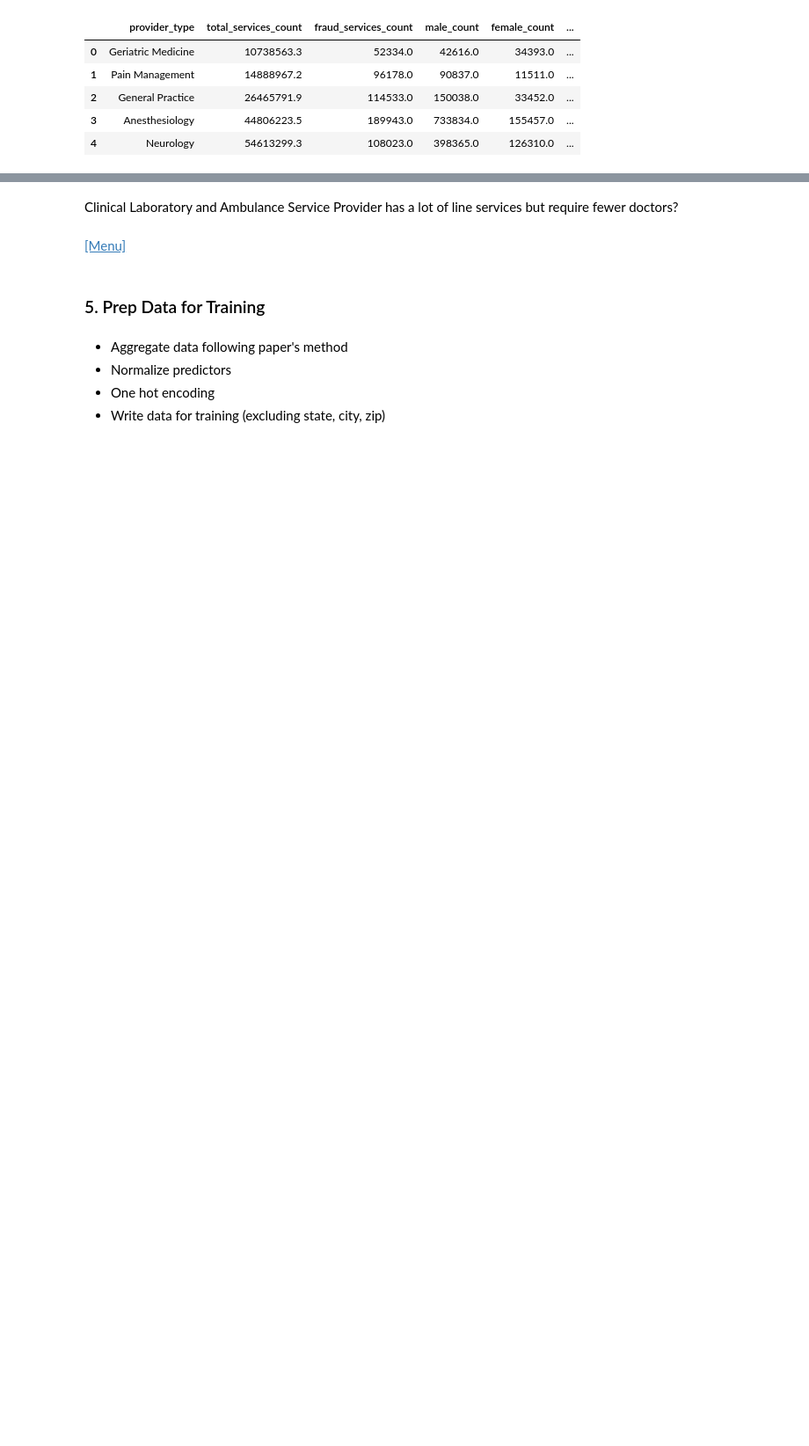
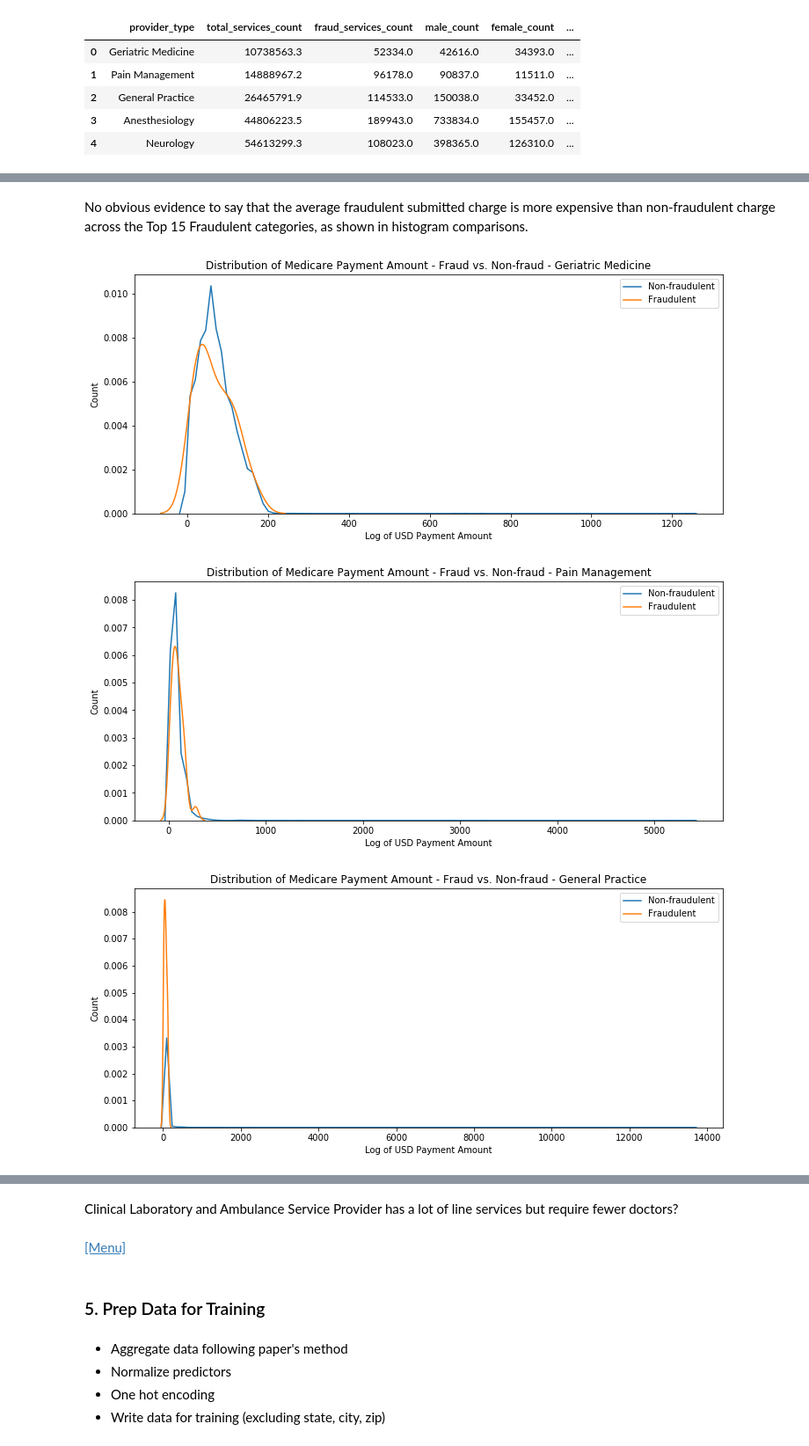
Before and after one commit to taidnguyen/healthcare-fraud-ai, a Jupyter notebook: DataExplorerMain.ipynb, the cells around one changed output, grey strips where cells are left out. Shown at 88% size. Drawn from its saved outputs; the diff is of its cells as text; code cells hidden in the pictures; blank space fills up the shorter version.

Commit message:
Finalize visualizations and orgs

```diff
--- a/DataExplorerMain.ipynb
+++ b/DataExplorerMain.ipynb
@@ -415,0 +447,21 @@ KeyboardInterrupt:
+# %% [markdown]
+No obvious evidence to say that the average fraudulent submitted charge is more expensive than non-fraudulent charge across the Top 15 Fraudulent categories, as shown in histogram comparisons.
+# %%
+for p_type in top_7_types:
+    #Eliminate 0 payments
+    x = partB_2015_df[(partB_2015_df.provider_type == p_type) & (partB_2015_df.average_medicare_payment_amt!=0)]['average_medicare_payment_amt']
+    fraud_x = partB_2015_df[(partB_2015_df.provider_type == p_type) & (partB_2015_df.fraud_average_medicare_payment_amt!=0)]['fraud_average_medicare_payment_amt']
+
+    fig,ax = plt.subplots(figsize=(12,5))
+    sns.distplot(x,label='Non-fraudulent', hist=False, rug=False)
+    sns.distplot(fraud_x,label='Fraudulent', hist=False, rug=False)
+    ax.set(
+        title  ='Distribution of Medicare Payment Amount - Fraud vs. Non-fraud - '+ p_type,
+        xlabel = 'Log of USD Payment Amount',
+        ylabel = 'Count'
+          )
+    plt.show()
+# %% [output]
+[figure, added]
+[figure, added]
+[figure, added]
```
Also changed, not shown: parts of 28 cells of this notebook.
